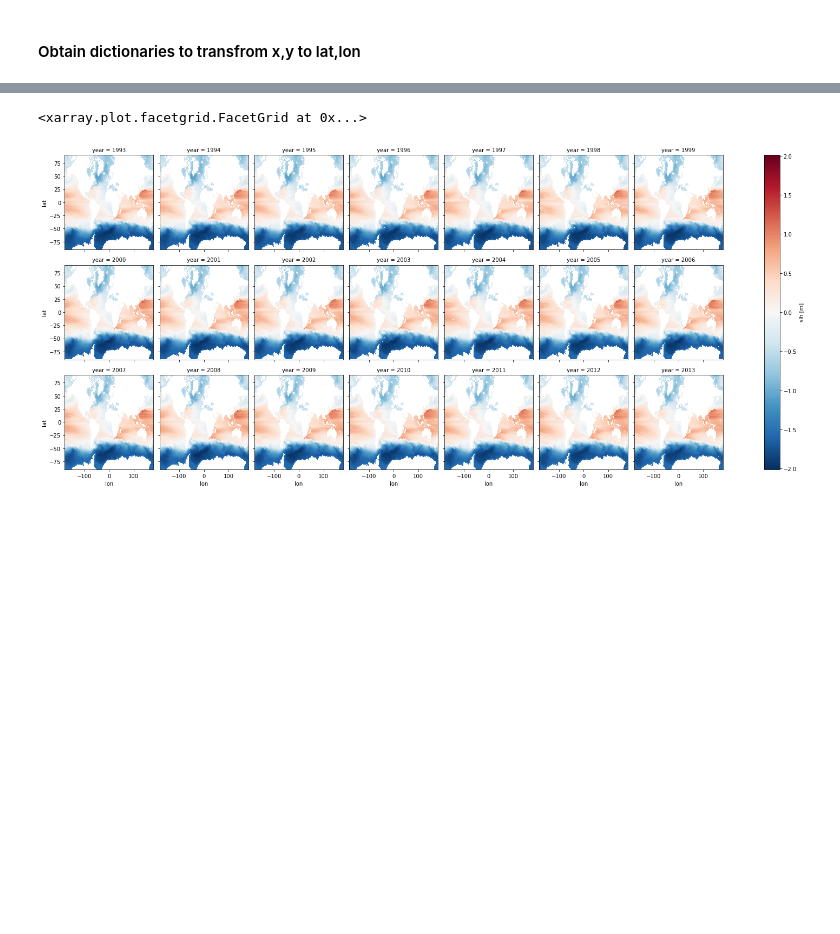
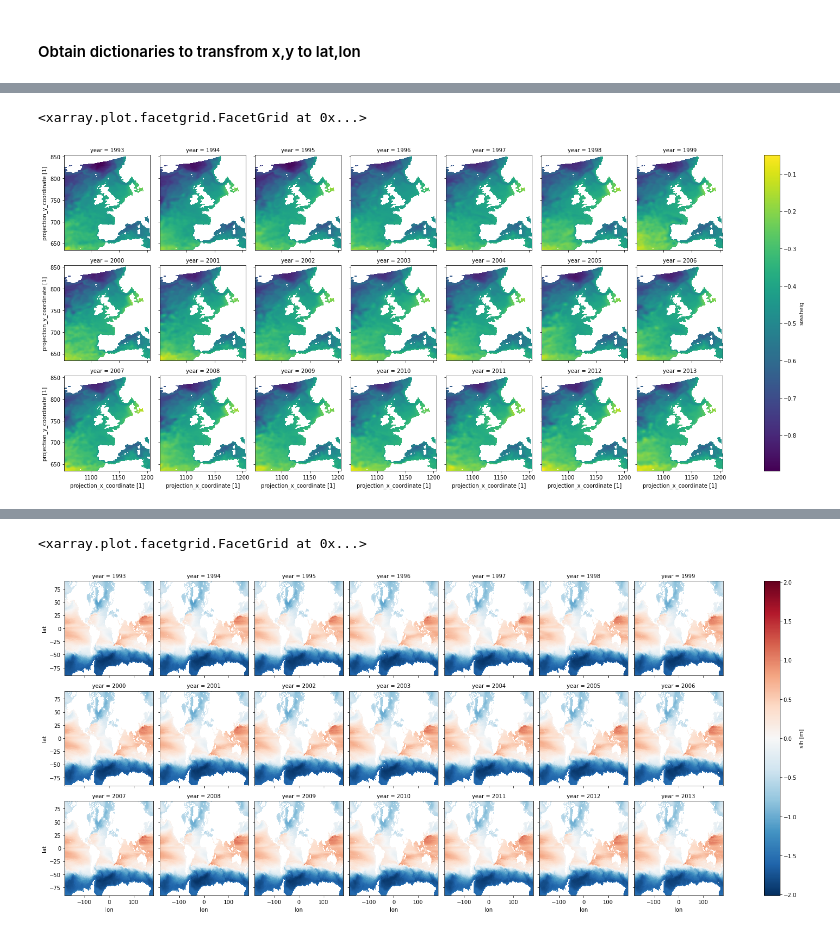
Before and after one commit to iris-keizer/ROMS-project, a Jupyter notebook: ROMS-project/Data preparation/GLORYS2V3.ipynb, the cells around one changed output, grey strips where cells are left out. Cells and saved outputs as stored; diff of their text form; code cells hidden in the pictures; blank space fills up the shorter version.

```diff
--- a/ROMS-project/Data preparation/GLORYS2V3.ipynb
+++ b/ROMS-project/Data preparation/GLORYS2V3.ipynb
@@ -47,0 +88,7 @@ years = Glorys2v3.year.values
+# %%
+Glorys2v3_shr = Glorys2v3.where((32 < Glorys2v3.nav_lat) & (66 > Glorys2v3.nav_lat) & (-24 < Glorys2v3.nav_lon) & (14 > Glorys2v3.nav_lon), drop = True)
+# %%
+Glorys2v3_shr.sossheig.plot(col = 'year', col_wrap = 7)
+# %% [output]
+<xarray.plot.facetgrid.FacetGrid at 0x...>
+[figure, added]
```
Also changed, not shown: parts of 8 cells of this notebook, 9 other files.
